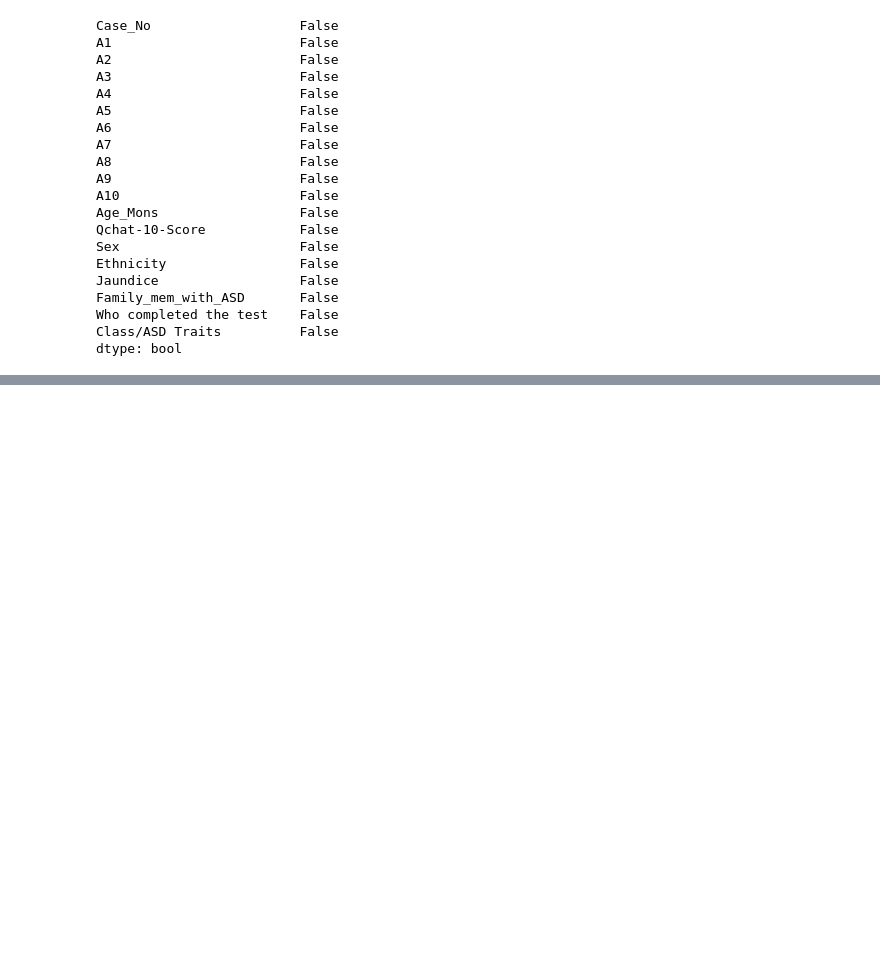
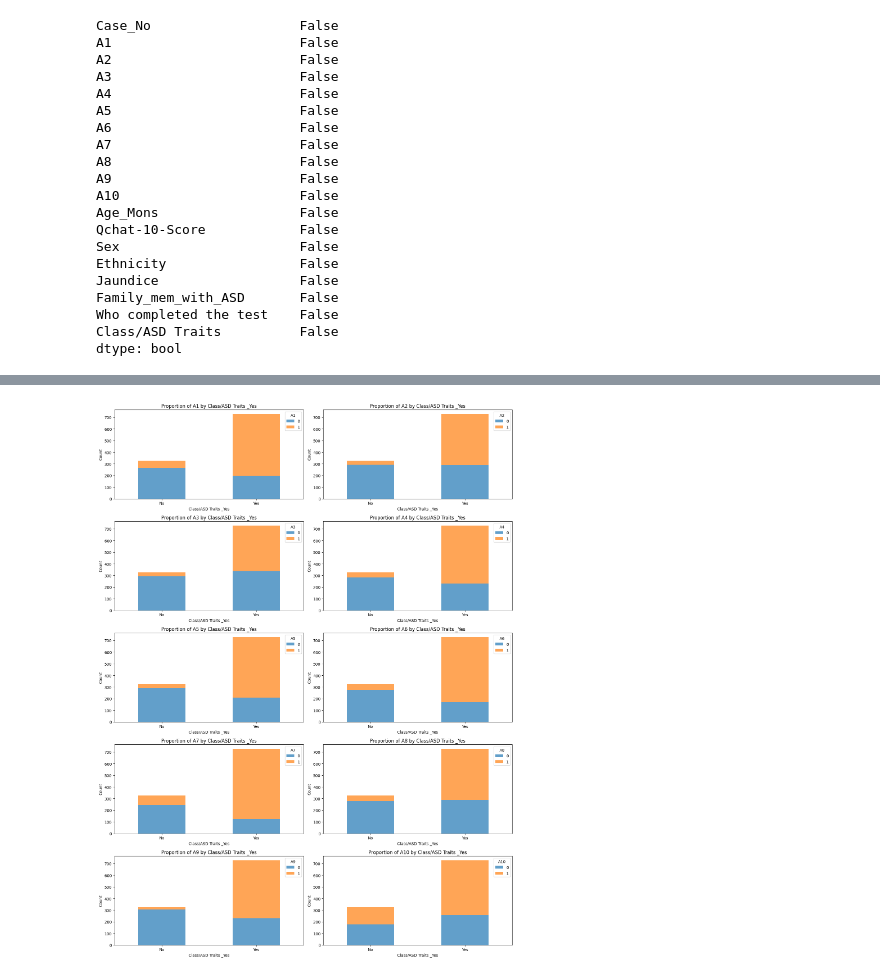
Before and after one commit to Davide64-dev/FEUP_IA_ASD, a Jupyter notebook: iart.ipynb, the cells around one changed output, grey strips where cells are left out. Cells and saved outputs as stored; diff of their text form; code cells hidden in the pictures; blank space fills up the shorter version.

```diff
--- a/iart.ipynb
+++ b/iart.ipynb
@@ -87,0 +91,26 @@ Name: Class/ASD Traits _Yes, dtype: float64
+# %%
+# The Questionaire answers are the only variables that were found out that matters for the ADD diagnosys
+# Some dispersions graphs were used to visualize the variables change more
+
+binary_variable_prefix = 'A'
+
+# Create subplots
+fig, axes = plt.subplots(5, 2, figsize=(15, 20))
+
+# Plotting
+for i, ax in enumerate(axes.flatten(), 1):
+    var = f"{binary_variable_prefix}{i}"
+    grouped_data = df_encoded.groupby(['Class/ASD Traits _Yes', var]).size().unstack()
+    grouped_data.plot(kind='bar', stacked=True, color=['#1f77b4', '#ff7f0e'], alpha=0.7, ax=ax)
+    ax.set_title(f'Proportion of {var} by Class/ASD Traits _Yes')
+    ax.set_xlabel('Class/ASD Traits _Yes')
+    ax.set_ylabel('Count')
+    ax.set_xticks([0, 1])
+    ax.set_xticklabels(['No', 'Yes'], rotation=0)
+    ax.legend(title=var, loc='upper right')
+
+# Adjust layout
+plt.tight_layout()
+plt.show()
+# %% [output]
+[figure, added]
```
Also changed, not shown: parts of 4 cells of this notebook, 1 other file.
